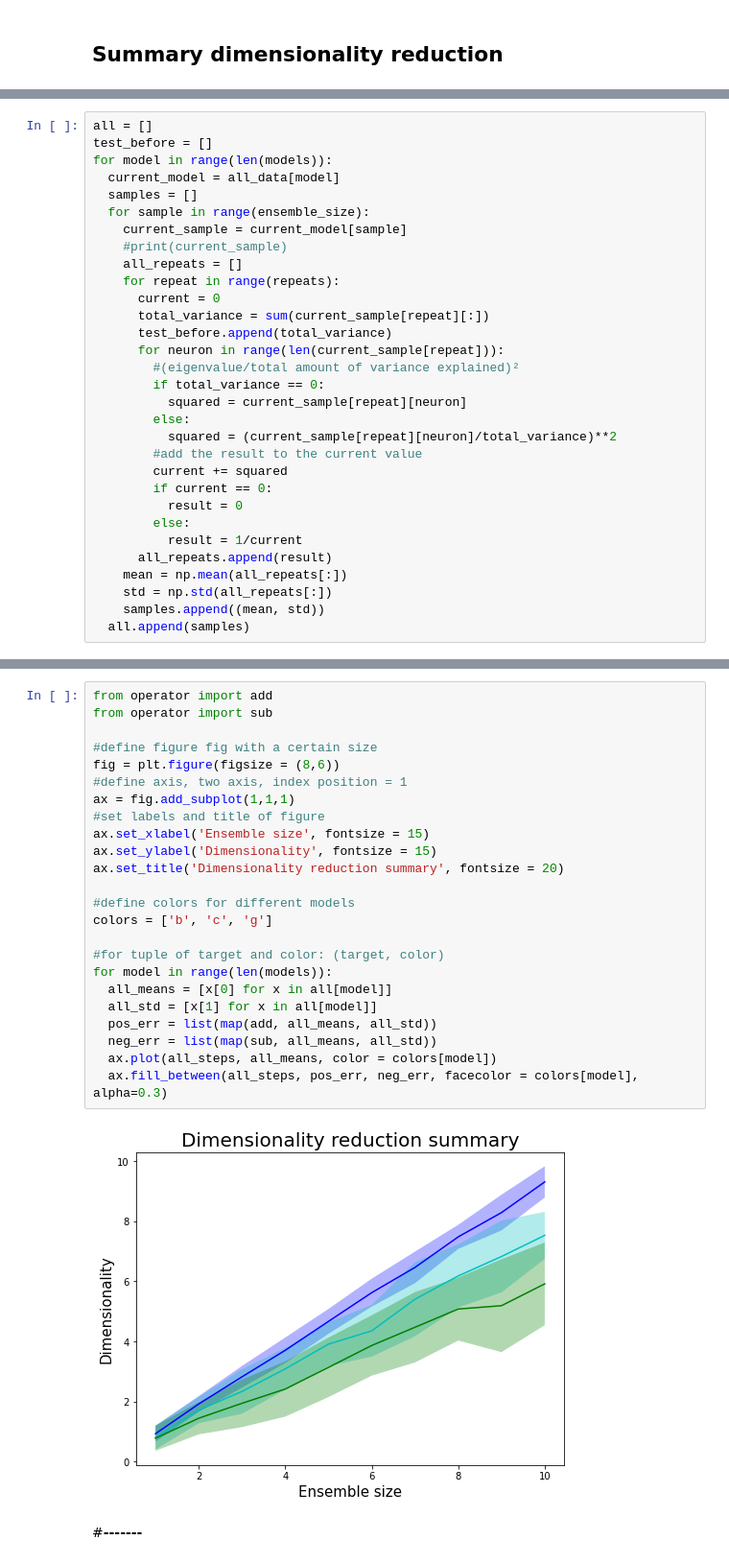
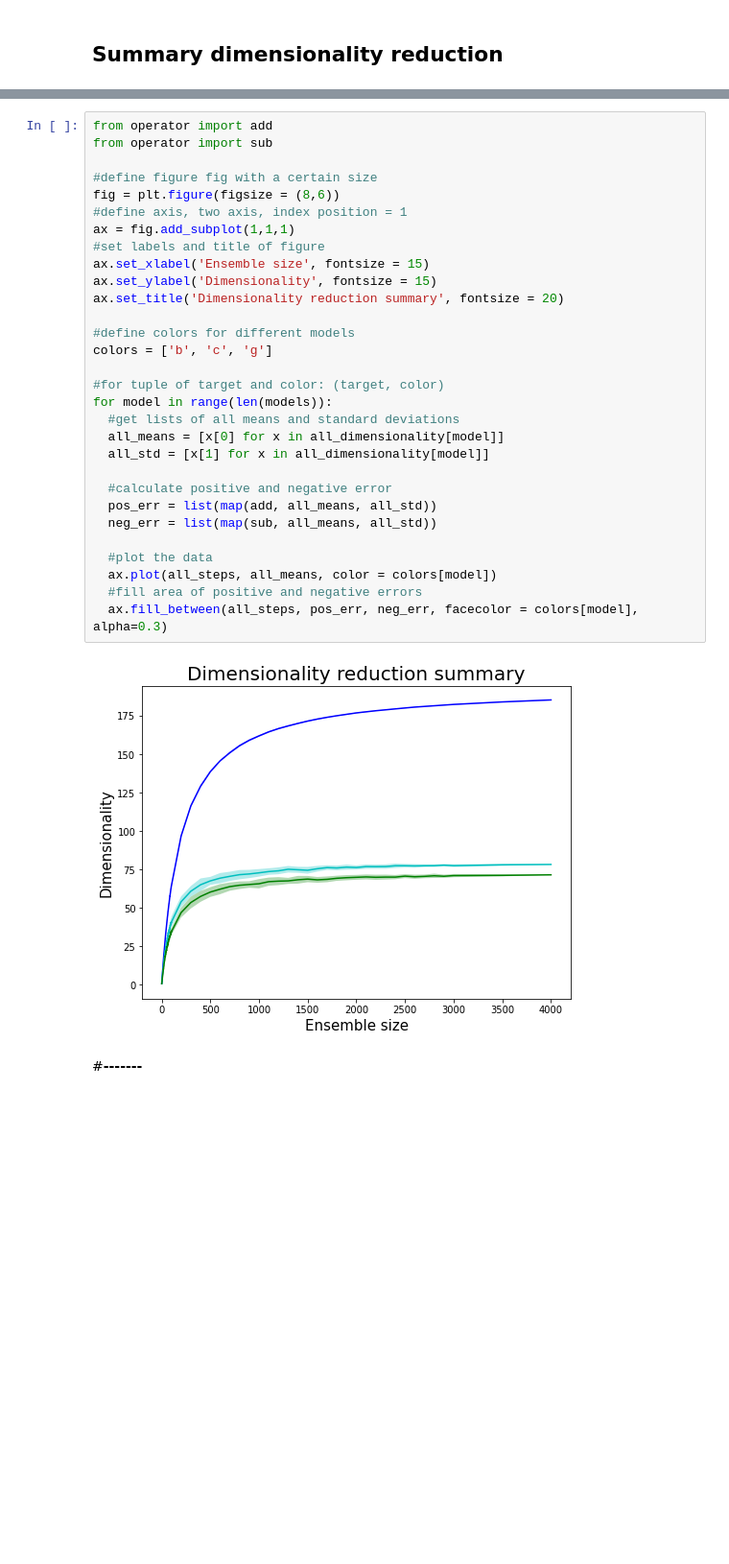
Before and after one commit to LeyloJohnny/Computational-Neuroscience, a Jupyter notebook: Dimensionality_reduction.ipynb, the cells around one changed output, grey strips where cells are left out. Shown at 96% size. Drawn from its saved outputs; the diff is of its cells as text; blank space fills up the shorter version.

```diff
--- a/Dimensionality_reduction.ipynb
+++ b/Dimensionality_reduction.ipynb
@@ -607,31 +604,0 @@ for model in range(len(models)):
-# %%
-all = []
-test_before = []
-for model in range(len(models)):
-  current_model = all_data[model]
-  samples = []
-  for sample in range(ensemble_size):
-    current_sample = current_model[sample]
-    #print(current_sample)
-    all_repeats = []
-    for repeat in range(repeats):
-      current = 0
-      total_variance = sum(current_sample[repeat][:])
-      test_before.append(total_variance)
-      for neuron in range(len(current_sample[repeat])):
-        #(eigenvalue/total amount of variance explained)²
-        if total_variance == 0:
-          squared = current_sample[repeat][neuron]
-        else:
-          squared = (current_sample[repeat][neuron]/total_variance)**2
-        #add the result to the current value
-        current += squared
-        if current == 0:
-          result = 0
-        else:
-          result = 1/current
-      all_repeats.append(result)
-    mean = np.mean(all_repeats[:])
-    std = np.std(all_repeats[:])
-    samples.append((mean, std))
-  all.append(samples)
@@ -638,28 +656,34 @@ for model in range(len(models)):
 # %%
 from operator import add
 from operator import sub
 
 #define figure fig with a certain size
 fig = plt.figure(figsize = (8,6))
 #define axis, two axis, index position = 1
 ax = fig.add_subplot(1,1,1)
 #set labels and title of figure
 ax.set_xlabel('Ensemble size', fontsize = 15)
 ax.set_ylabel('Dimensionality', fontsize = 15)
 ax.set_title('Dimensionality reduction summary', fontsize = 20)
 
 #define colors for different models
 colors = ['b', 'c', 'g']
 
 #for tuple of target and color: (target, color)
 for model in range(len(models)):
-  all_means = [x[0] for x in all[model]]
-  all_std = [x[1] for x in all[model]]
+  #get lists of all means and standard deviations
+  all_means = [x[0] for x in all_dimensionality[model]]
+  all_std = [x[1] for x in all_dimensionality[model]]
+
+  #calculate positive and negative error
   pos_err = list(map(add, all_means, all_std))
   neg_err = list(map(sub, all_means, all_std))
+
+  #plot the data
   ax.plot(all_steps, all_means, color = colors[model])
+  #fill area of positive and negative errors
   ax.fill_between(all_steps, pos_err, neg_err, facecolor = colors[model], alpha=0.3)
 # %% [output]
-[figure, old version]
+[figure, new version]
 # %% [markdown]
 #**-------**
```
Also changed, not shown: parts of 7 cells of this notebook.
